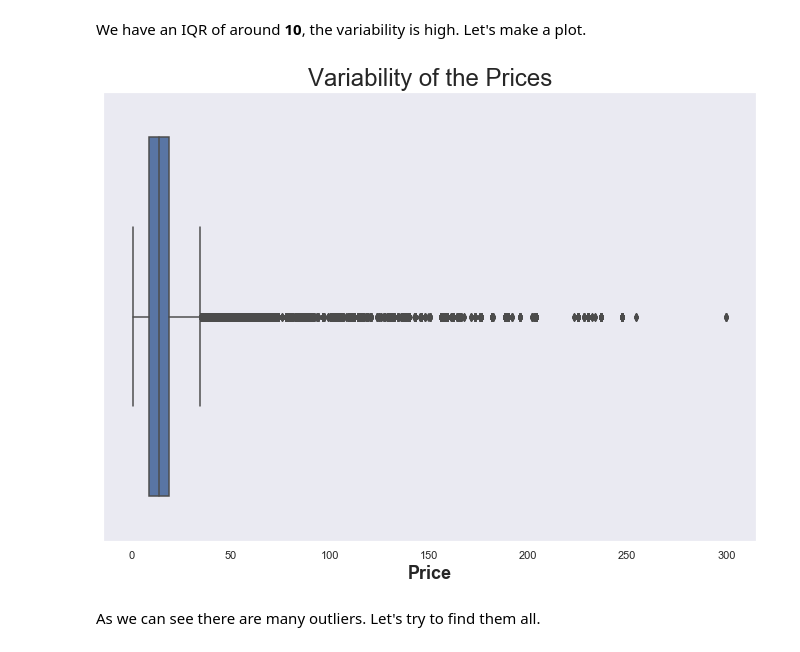
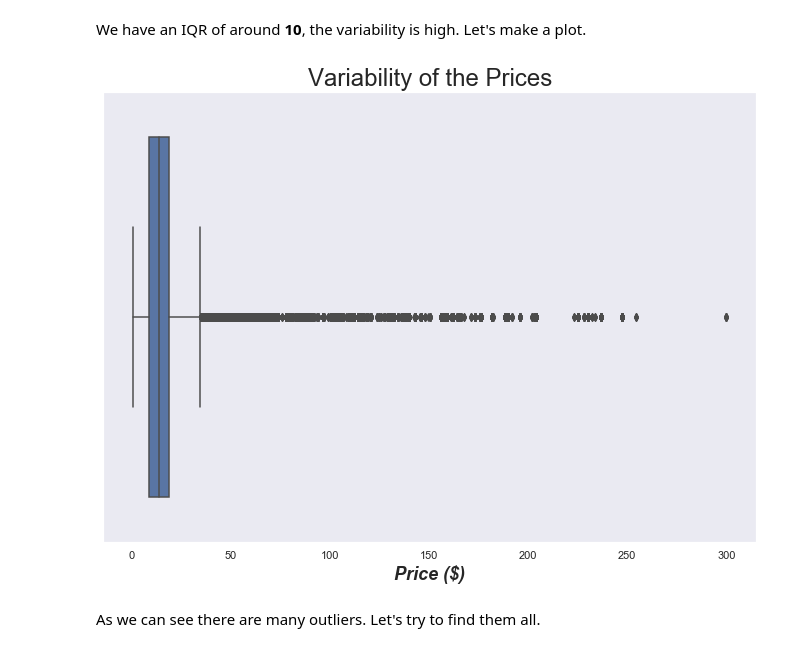
Before and after one commit to furawa/OC_data_analyst_projects, a Jupyter notebook: 02_analyze_company_sales/analyze_sales.ipynb, the cells around one changed output. Cells and saved outputs as stored; diff of their text form; code cells hidden in the pictures.

```diff
--- a/02_analyze_company_sales/analyze_sales.ipynb
+++ b/02_analyze_company_sales/analyze_sales.ipynb
@@ -71,10 +71,11 @@ We have an IQR of around **10**, the variability is high. Let's make a plot.
 # %%
 # Boxplot to see the variability
 sns.boxplot("price", data = sales_clean)
 plt.title("Variability of the Prices", fontsize = 24)
-plt.xlabel("Price", fontsize = 18, fontweight = "bold");
+plt.xlabel("Price ($)", fontsize = 18, fontweight = "bold", fontstyle = "italic")
+plt.savefig("images/boxplot_price.svg")
 # %% [output]
-[figure, old version]
+[figure, new version]
 # %% [markdown]
 As we can see there are many outliers. Let's try to find them all.
 # %%
```
Also changed, not shown: parts of 16 cells of this notebook.
